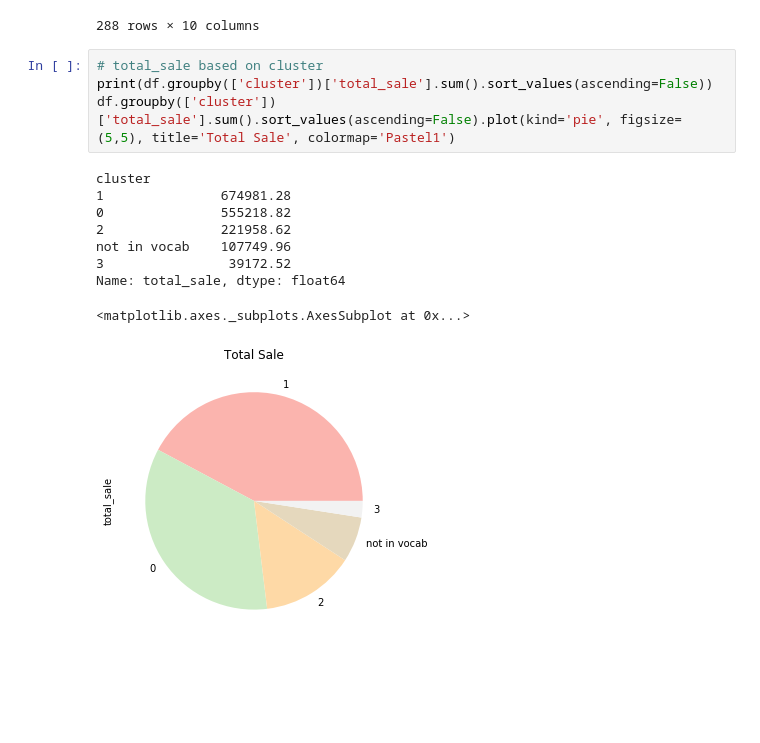
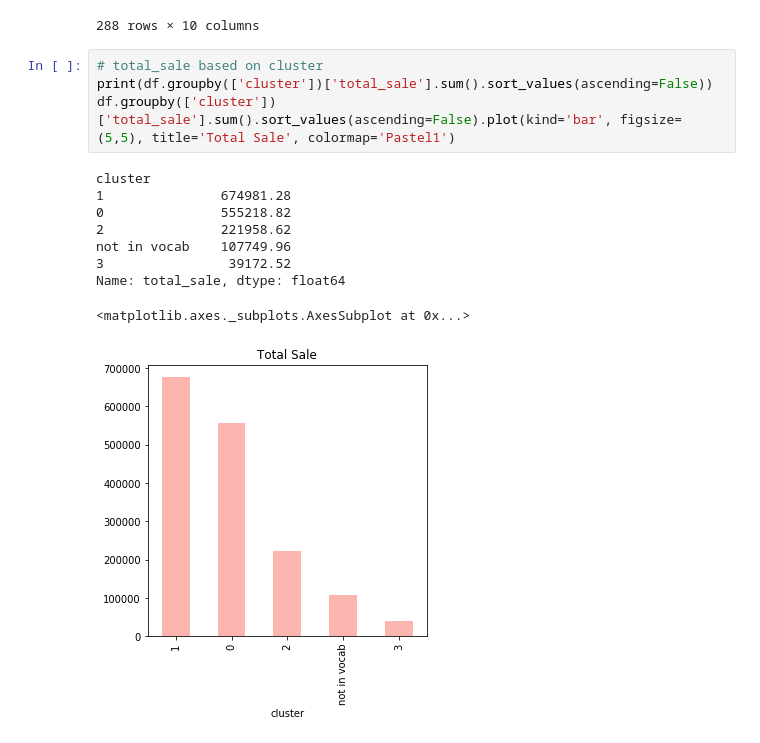
Before and after one commit to PoetriHeriningtyas/keywords-clustering-new-approach, a Jupyter notebook: keyword_clustering_new_approach.ipynb, the cells around one changed output. Cells and saved outputs as stored; diff of their text form; blank space fills up the shorter version.

Commit message:
update wordcloud and chart

```diff
--- a/keyword_clustering_new_approach.ipynb
+++ b/keyword_clustering_new_approach.ipynb
@@ -334,17 +333,17 @@ df
 # %%
 # total_sale based on cluster
 print(df.groupby(['cluster'])['total_sale'].sum().sort_values(ascending=False))
-df.groupby(['cluster'])['total_sale'].sum().sort_values(ascending=False).plot(kind='pie', figsize=(5,5), title='Total Sale', colormap='Pastel1')
+df.groupby(['cluster'])['total_sale'].sum().sort_values(ascending=False).plot(kind='bar', figsize=(5,5), title='Total Sale', colormap='Pastel1')
 # %% [output]
 cluster
 1               674981.28
 0               555218.82
 2               221958.62
 not in vocab    107749.96
 3                39172.52
 Name: total_sale, dtype: float64
 <matplotlib.axes._subplots.AxesSubplot at 0x...>
-[figure, old version]
+[figure, new version]
 # %%
 # total_orders based on cluster
 print(df.groupby(['cluster'])['total_orders'].sum().sort_values(ascending=False))
```
Also changed, not shown: parts of 8 cells of this notebook, 9 other files.
